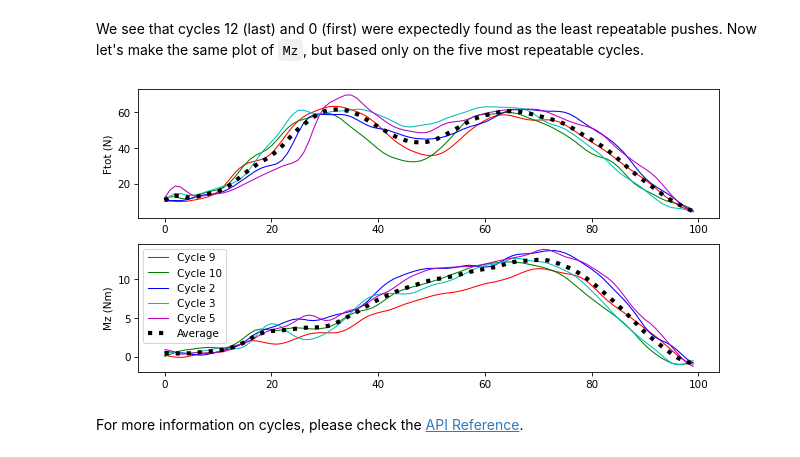
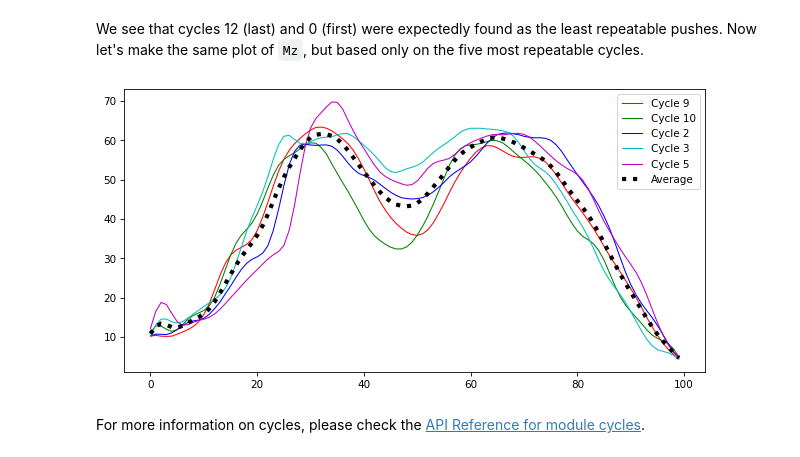
Before and after one commit to kineticstoolkit/kineticstoolkit, a Jupyter notebook: doc/cycles.ipynb, the cells around one changed output. Saved outputs shown, nothing was run; the diff lists cells and outputs as text; code cells hidden in the pictures.

```diff
--- a/doc/cycles.ipynb
+++ b/doc/cycles.ipynb
@@ -77,9 +77,9 @@ ts_with_events = ktk.cycles.detect_cycles(ts, 'Ftot',
                                           event_name2='recovery',
                                           threshold1=10,
                                           threshold2=5,
-                                          min_length1=0.2,
-                                          min_length2=0.2,
-                                          target_height1=50)
+                                          min_duration1=0.2,
+                                          min_duration2=0.2,
+                                          cross_height1=50)
 ts_with_events.plot(['Forces', 'Ftot'])
 # %% [output]
 [figure]
@@ -129,27 +129,15 @@ data
 # %% [markdown]
 The first dimension of each dictionary's entry corresponds to the cycles. It becomes easier to perform operations on cycles. For example, we could want to plot the propulsive moment `Mz` (Moments[2]) in each cycle one of top of the other:
 # %%
-ax_Ftot = plt.subplot(2, 1, 1)
-ax_Mz = plt.subplot(2, 1, 2)
-
 # Plot every cycles
 for i_cycle in range(13):
-    ax_Ftot.plot(
-        data['Ftot'][i_cycle])
-    ax_Mz.plot(
-        data['Moments'][i_cycle, :, 2],
-        label=f"Cycle {i_cycle}")
+    plt.plot(data['Ftot'][i_cycle], label=f"Cycle {i_cycle}")
 
 # Plot the average cycle
-ax_Ftot.plot(
+plt.plot(
     np.mean(data['Ftot'], axis=0),
-    'k:', linewidth=4)
-ax_Mz.plot(
-    np.mean(data['Moments'][:, :, 2], axis=0),
     'k:', linewidth=4, label="Average")
 
-ax_Ftot.set_ylabel('Ftot (N)')
-ax_Mz.set_ylabel('Mz (Nm)')
-ax_Mz.legend()
+plt.legend()
 plt.show()
 # %% [output]
@@ -167,30 +155,18 @@ index
 # %% [markdown]
 We see that cycles 12 (last) and 0 (first) were expectedly found as the least repeatable pushes. Now let's make the same plot of `Mz`, but based only on the five most repeatable cycles.
 # %%
-ax_Ftot = plt.subplot(2, 1, 1)
-ax_Mz = plt.subplot(2, 1, 2)
-
-# Plot the five cycles cycles
+# Plot every cycles
 for i_cycle in index[0:5]:
-    ax_Ftot.plot(
-        data['Ftot'][i_cycle])
-    ax_Mz.plot(
-        data['Moments'][i_cycle, :, 2],
-        label=f"Cycle {i_cycle}")
+    plt.plot(data['Ftot'][i_cycle], label=f"Cycle {i_cycle}")
 
 # Plot the average cycle
-ax_Ftot.plot(
+plt.plot(
     np.mean(data['Ftot'][index[0:5]], axis=0),
-    'k:', linewidth=4)
-ax_Mz.plot(
-    np.mean(data['Moments'][index[0:5], :, 2], axis=0),
     'k:', linewidth=4, label="Average")
 
-ax_Ftot.set_ylabel('Ftot (N)')
-ax_Mz.set_ylabel('Mz (Nm)')
-ax_Mz.legend()
+plt.legend()
 plt.show()
 # %% [output]
-[figure, old version]
+[figure, new version]
 # %% [markdown]
-For more information on cycles, please check the [API Reference](api/ktk.cycles.rst).
+For more information on cycles, please check the [API Reference for module cycles](api/ktk.cycles.rst).
```
Also changed, not shown: parts of 5 cells of this notebook, 29 other files.
